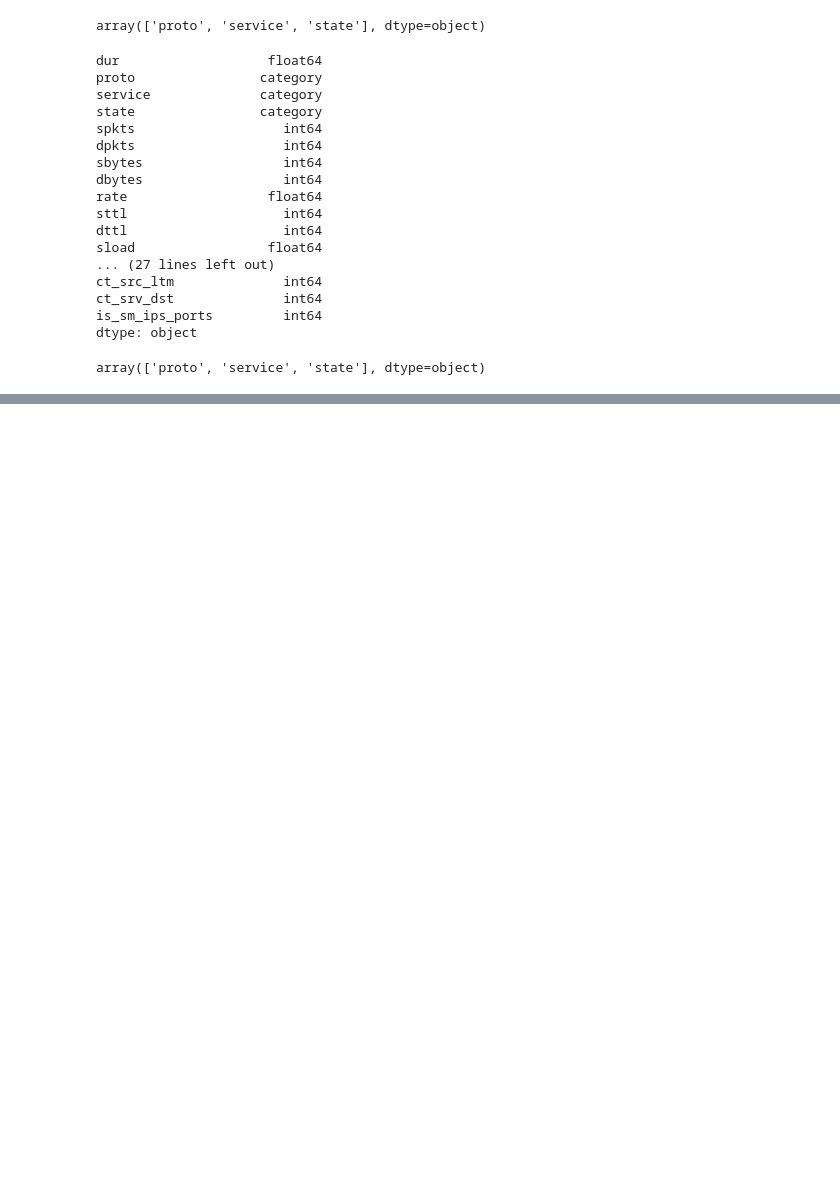
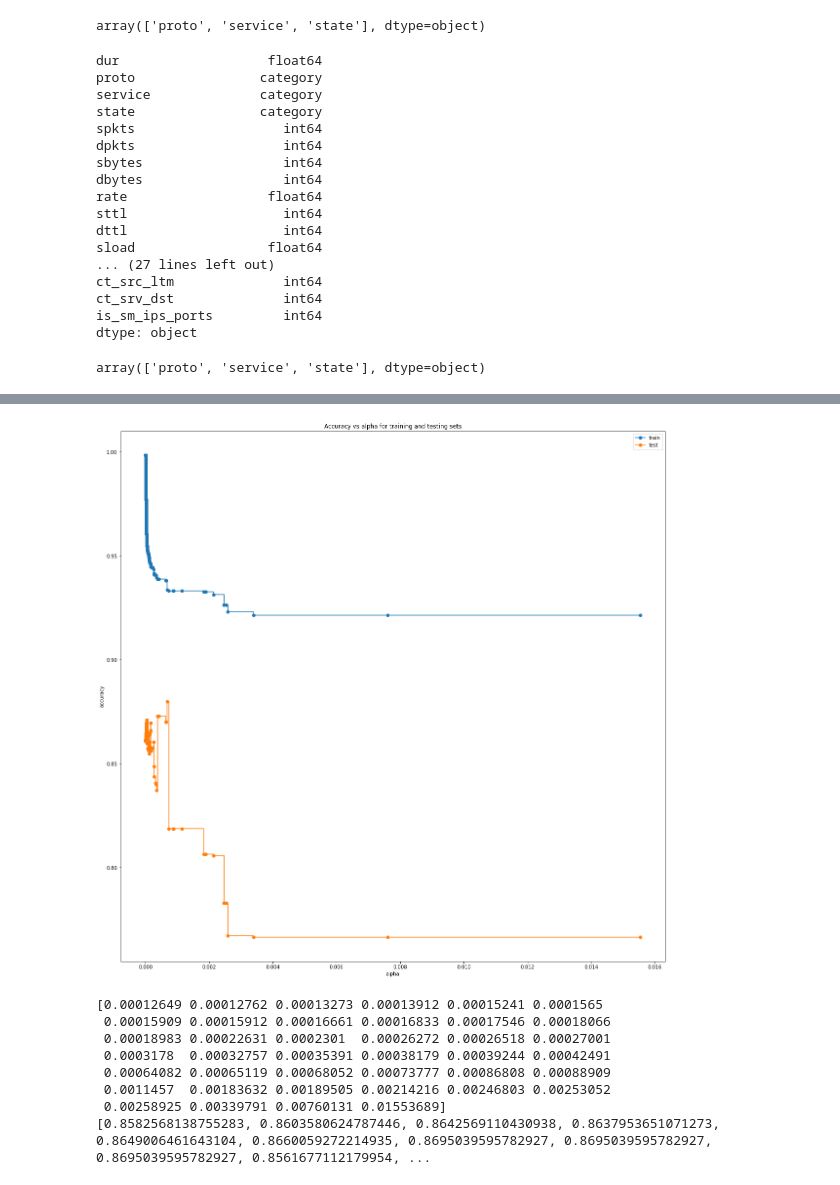
Before and after one commit to valinkrai/csc-723-contest-1, a Jupyter notebook: jmixon-contest-explore-v2.ipynb, the cells around one changed output, grey strips where cells are left out. Saved outputs shown, nothing was run; the diff lists cells and outputs as text; code cells hidden in the pictures; blank space fills up the shorter version.

```diff
--- a/jmixon-contest-explore-v2.ipynb
+++ b/jmixon-contest-explore-v2.ipynb
@@ -174,0 +246,25 @@ Stochastic Gradient Descent model test score: 0.786
+# %%
+train_scores = [clf.score(X_train, y_train) for clf in clfs]
+test_scores = [clf.score(X_t, y_t) for clf in clfs]
+
+fig, ax = plt.subplots(figsize = (20,20))
+ax.set_xlabel("alpha")
+ax.set_ylabel("accuracy")
+ax.set_title("Accuracy vs alpha for training and testing sets")
+ax.plot(ccp_alphas, train_scores, marker="o", label="train", drawstyle="steps-post")
+ax.plot(ccp_alphas, test_scores, marker="o", label="test", drawstyle="steps-post")
+ax.tick_params(axis = 'both', which = 'both')
+ax.legend()
+plt.show()
+print(ccp_alphas[-40:])
+print(test_scores[-40:])
+# %% [output]
+[figure, added]
+[0.00012649 0.00012762 0.00013273 0.00013912 0.00015241 0.0001565
+ 0.00015909 0.00015912 0.00016661 0.00016833 0.00017546 0.00018066
+ 0.00018983 0.00022631 0.0002301  0.00026272 0.00026518 0.00027001
+ 0.0003178  0.00032757 0.00035391 0.00038179 0.00039244 0.00042491
+ 0.00064082 0.00065119 0.00068052 0.00073777 0.00086808 0.00088909
+ 0.0011457  0.00183632 0.00189505 0.00214216 0.00246803 0.00253052
+ 0.00258925 0.00339791 0.00760131 0.01553689]
+[0.8582568138755283, 0.8603580624787446, 0.8642569110430938, 0.8637953651071273, 0.8649006461643104, 0.8660059272214935, 0.8695039595782927, 0.8695039595782927, 0.8695039595782927, 0.8561677112179954, ...
```
Also changed, not shown: parts of 9 cells of this notebook.
